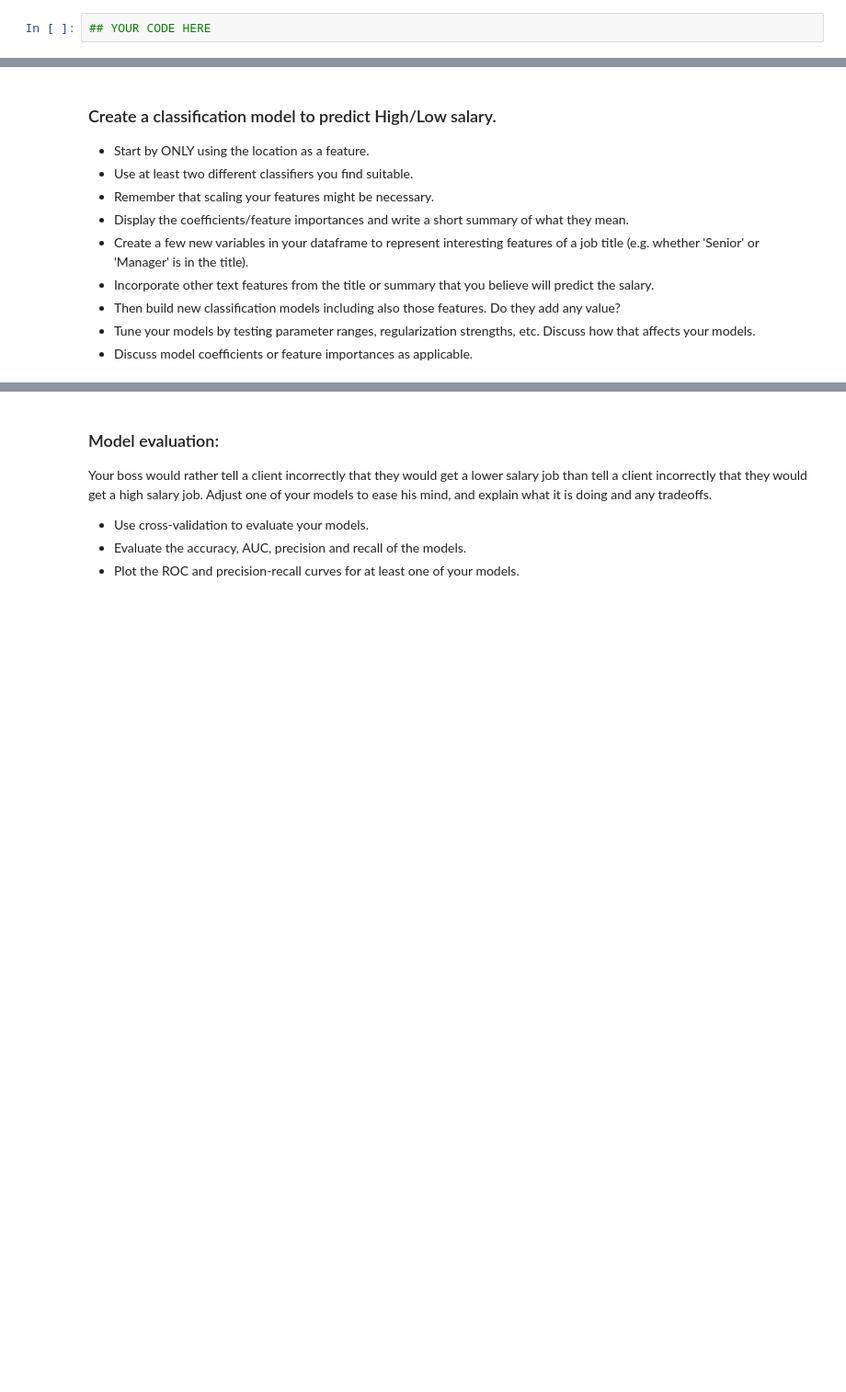
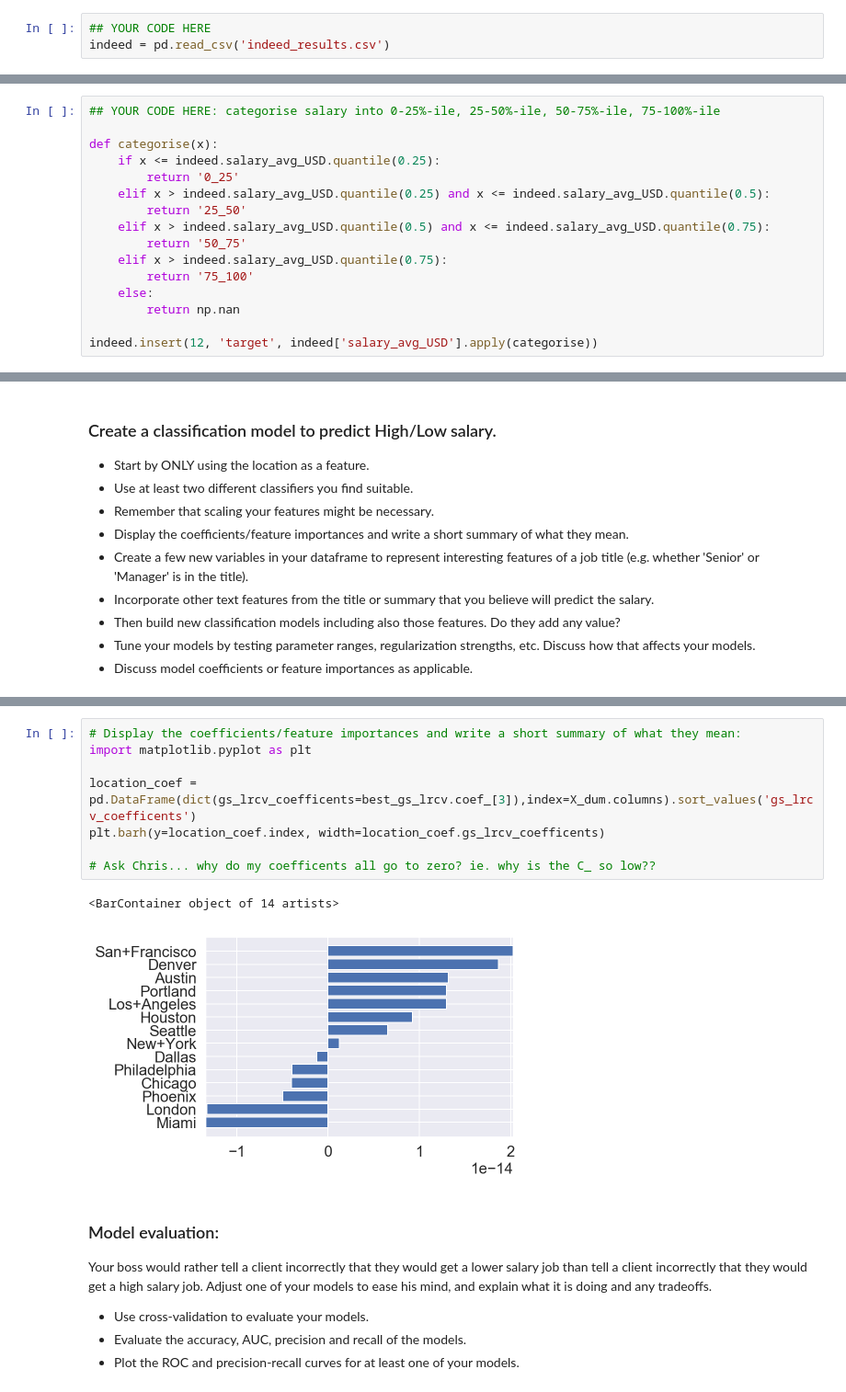
Before and after one commit to a3o1m2/DSI11-lessons, a Jupyter notebook: projects/project-4/starter_code.ipynb, the cells around one changed output, grey strips where cells are left out. Shown: that part at 92% size. Drawn from its saved outputs; the diff is of its cells as text; blank space fills up the shorter version.

```diff
--- a/projects/project-4/starter_code.ipynb
+++ b/projects/project-4/starter_code.ipynb
@@ -282,6 +345,7 @@ results_salaried.salary.unique
 ### Load in the the data of scraped salaries
 # %%
 ## YOUR CODE HERE
+indeed = pd.read_csv('indeed_results.csv')
 # %% [markdown]
 ### We want to predict a binary variable - whether the salary was low or high. Compute the median salary and create a new binary variable that is true when the salary is high (above the median).
 
@@ -295,2 +357,18 @@ In fact, the ideal scenario may be to predict many levels of salaries.
+# %%
+## YOUR CODE HERE: categorise salary into 0-25%-ile, 25-50%-ile, 50-75%-ile, 75-100%-ile
+
+def categorise(x):
+    if x <= indeed.salary_avg_USD.quantile(0.25):
+        return '0_25'
+    elif x > indeed.salary_avg_USD.quantile(0.25) and x <= indeed.salary_avg_USD.quantile(0.5):
+        return '25_50'
+    elif x > indeed.salary_avg_USD.quantile(0.5) and x <= indeed.salary_avg_USD.quantile(0.75):
+        return '50_75'
+    elif x > indeed.salary_avg_USD.quantile(0.75):
+        return '75_100'
+    else:
+        return np.nan
+
+indeed.insert(12, 'target', indeed['salary_avg_USD'].apply(categorise))
 # %% [markdown]
 #### Thought experiment: What is the baseline accuracy for this model?
@@ -314,3 +514,14 @@ In fact, the ideal scenario may be to predict many levels of salaries.
+# %%
+# Display the coefficients/feature importances and write a short summary of what they mean:
+import matplotlib.pyplot as plt
+
+location_coef = pd.DataFrame(dict(gs_lrcv_coefficents=best_gs_lrcv.coef_[3]),index=X_dum.columns).sort_values('gs_lrcv_coefficents')
+plt.barh(y=location_coef.index, width=location_coef.gs_lrcv_coefficents)
+
+# Ask Chris... why do my coefficents all go to zero? ie. why is the C_ so low??
+# %% [output]
+<BarContainer object of 14 artists>
+[figure, added]
 # %% [markdown]
 ### Model evaluation:
 
```
Also changed, not shown: parts of 21 cells of this notebook, 6 other files.
